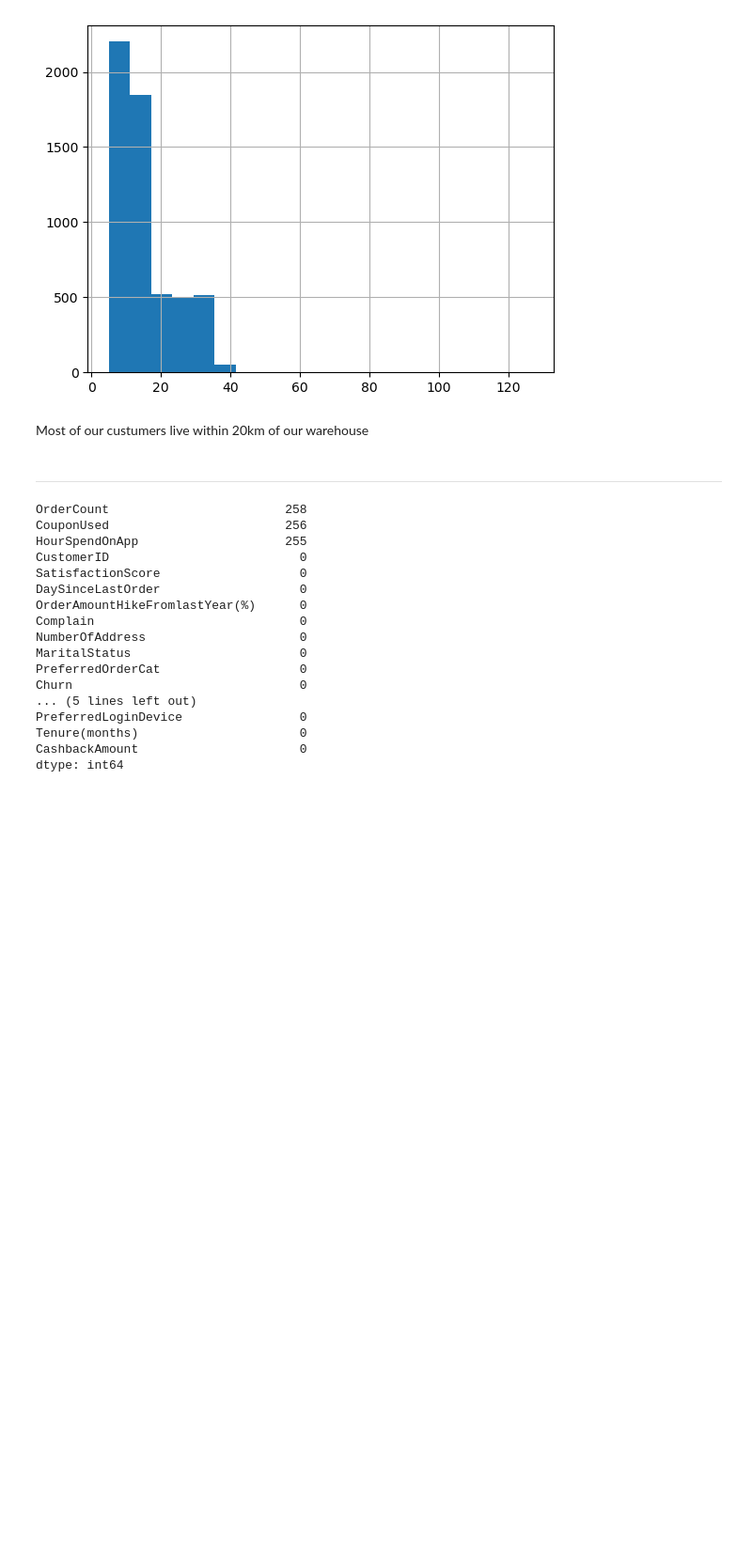
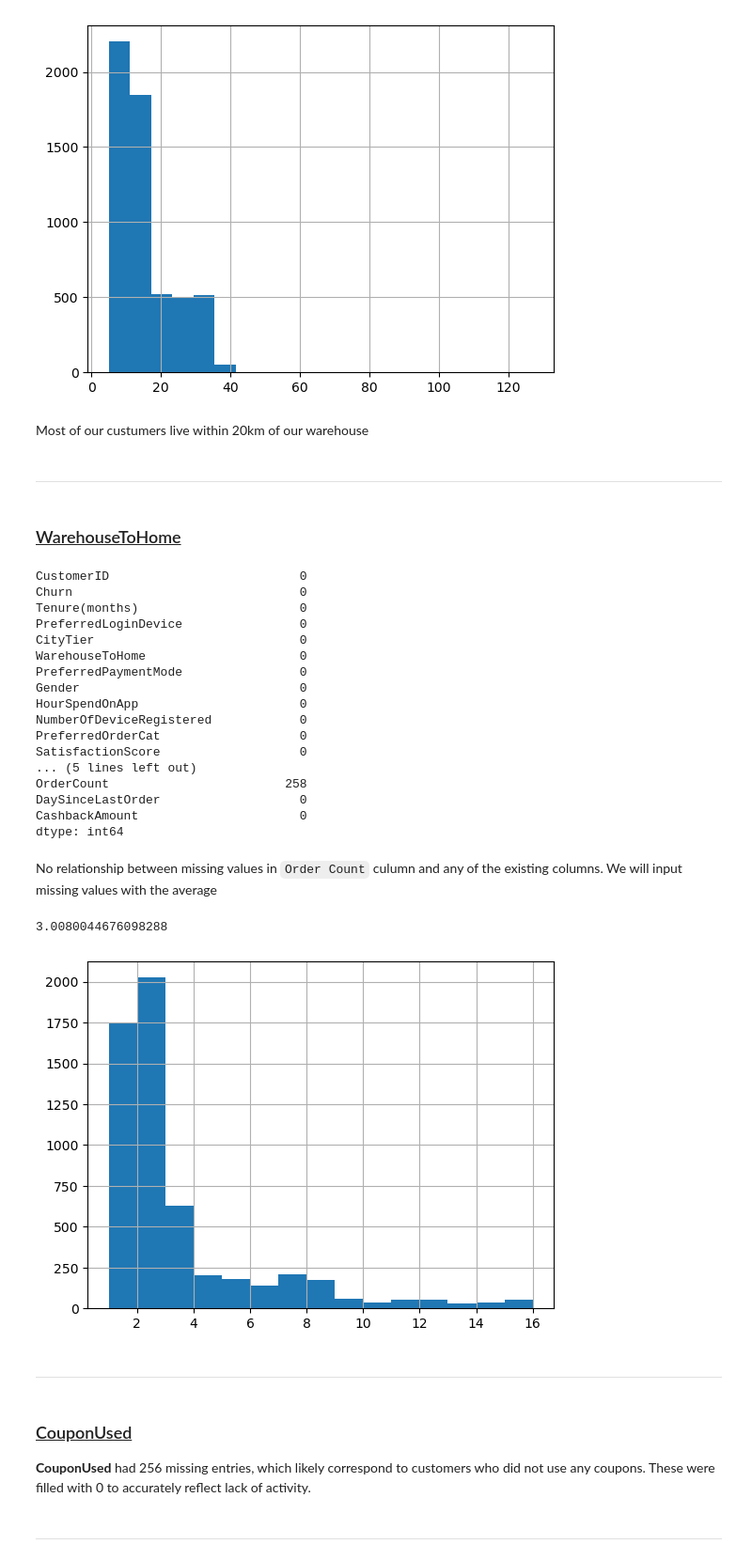
Before and after one commit to Danny-Dalo/Ecommerce_Churn, a Jupyter notebook: notebooks/data_cleaning.ipynb, the cells around one changed output. Shown: that part at 94% size. Saved outputs shown, nothing was run; the diff lists cells and outputs as text; code cells hidden in the pictures; blank space fills up the shorter version.

Commit message:
filled all missing values in the remaining columns

```diff
--- a/notebooks/data_cleaning.ipynb
+++ b/notebooks/data_cleaning.ipynb
@@ -300,7 +300,7 @@ Most of our customers stay from 0-10 months (would be more unrealistic if tenure
 + This column has 251 missing values. Since this is a location-based profile feature (likely in kilometers), we assumed the missingness was due to incomplete address records. We imputed with the median to preserve its distribution without skewing the data or outliers.
 # %%
 median = churn_df_copy["WarehouseToHome"].median()    # Median value is 14.0 (km)
-churn_df_copy.fillna({"WarehouseToHome": median}, inplace=True)\
+churn_df_copy.fillna({"WarehouseToHome": median}, inplace=True)
 
 churn_df_copy["WarehouseToHome"].hist(bins=20)
 # %% [output]
@@ -310,23 +310,47 @@ churn_df_copy["WarehouseToHome"].hist(bins=20)
 Most of our custumers live within 20km of our warehouse
 # %% [markdown]
 <hr/>
+# %% [markdown]
+### <u>WarehouseToHome</u>
 # %%
-churn_df_copy.isna().sum().sort_values(ascending=False)
+missing_order_count = churn_df_copy[churn_df_copy["OrderCount"].isna()]
+missing_order_count.isna().sum()
 # %% [output]
+CustomerID                          0
+Churn                               0
+Tenure(months)                      0
+PreferredLoginDevice                0
+CityTier                            0
+WarehouseToHome                     0
+PreferredPaymentMode                0
+Gender                              0
+HourSpendOnApp                      0
+NumberOfDeviceRegistered            0
+PreferredOrderCat                   0
+SatisfactionScore                   0
+... (5 lines left out)
 OrderCount                        258
-CouponUsed                        256
-HourSpendOnApp                    255
-CustomerID                          0
-SatisfactionScore                   0
 DaySinceLastOrder                   0
-OrderAmountHikeFromlastYear(%)      0
-Complain                            0
-NumberOfAddress                     0
-MaritalStatus                       0
-PreferredOrderCat                   0
-Churn                               0
-... (5 lines left out)
-PreferredLoginDevice                0
-Tenure(months)                      0
 CashbackAmount                      0
 dtype: int64
+# %% [markdown]
+No relationship between missing values in `Order Count` culumn and any of the existing columns. We will input missing values with the average
+# %%
+
+
+mean = churn_df_copy["OrderCount"].mean()    # average value is 3
+churn_df_copy.fillna({"OrderCount": mean}, inplace=True)
+
+
+churn_df_copy['OrderCount'] = churn_df_copy['OrderCount'].astype(int)
+churn_df_copy["OrderCount"].hist(bins=15)
+
+print(mean)
+# %% [output]
+3.0080044676098288
+[figure, added]
+# %% [markdown]
+<hr/>
+# %% [markdown]
+### <u>CouponUsed</u>
+**CouponUsed** had 256 missing entries, which likely correspond to customers who did not use any coupons. These were filled with 0 to accurately reflect lack of activity.
@@ -332,0 +359,2 @@ dtype: int64
+# %% [markdown]
+<hr/>
```
Also changed, not shown: parts of 8 cells of this notebook.
